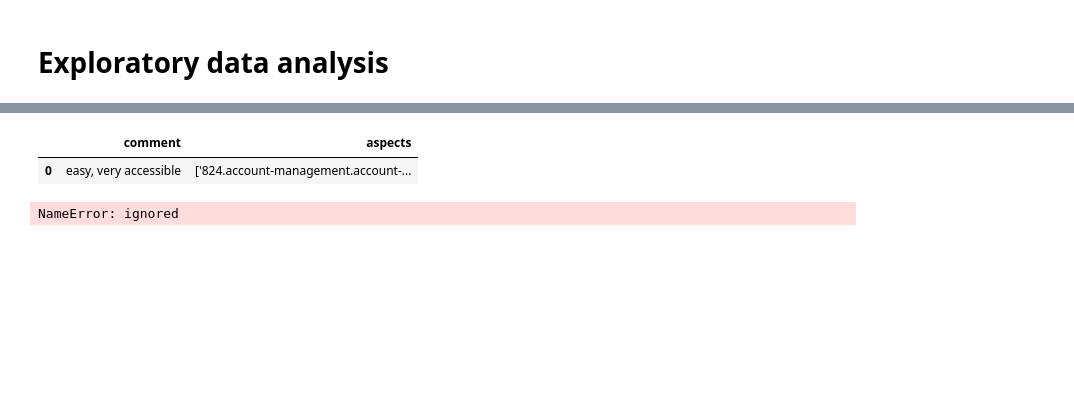
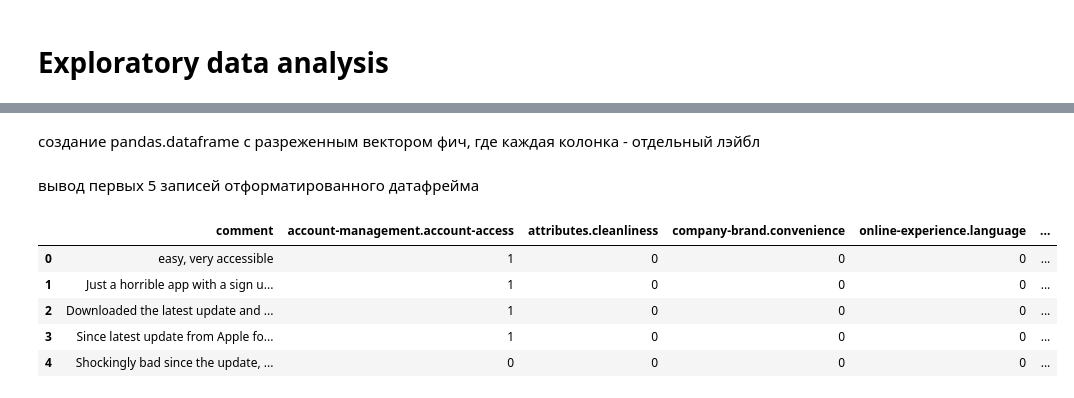
Before and after one commit to ArturGogiyan/NLP_research, a Jupyter notebook: NLP_research.ipynb, the cells around one changed output, grey strips where cells are left out. Drawn from its saved outputs; the diff is of its cells as text; code cells hidden in the pictures; blank space fills up the shorter version.

```diff
--- a/NLP_research.ipynb
+++ b/NLP_research.ipynb
@@ -12,8 +14,5 @@ Mounted at /content/drive
 # %%
 df=pd.read_csv('/content/drive/MyDrive/datasets/dataset_research.csv')
 
-cols = [2,3,4,5]
-df.drop(df.columns[cols],axis=1,inplace=True)
-
 print("Shape of data=>",df.shape)
 # %% [output]
@@ -23,10 +54,29 @@ Shape of data=> (5000, 2)
+# %% [markdown]
+создание pandas.dataframe с разреженным вектором фич, где каждая колонка - отдельный лэйбл
+# %%
+df_unique_combinations = df[['comment']].copy()
+for label in unique_labels:
+  df[label] = 0
+for label_combination in unique_labels_combinations:
+  df_unique_combinations[label_combination] = 0
+# %%
+df = df.drop(df.columns[[1, 2, 3, 4, 5]], axis=1)
+# %%
+for index, labels in comment_labels.items():
+  for label in labels:
+    df.at[index, label] = 1
+
+for index, label_combination in comment_labels_combinations.items():
+  for label in label_combination:
+    df_unique_combinations.at[index, label_combination] = 1
+# %% [markdown]
+вывод первых 5 записей отформатированного датафрейма
 # %%
-df.head(1)
+df.head(5)
 # %% [output]
-|  | comment | aspects |
-| 0 | easy, very accessible | ['824.account-management.account-... |
+|  | comment | account-management.account-access | attributes.cleanliness | company-brand.convenience | online-experience.language | ... |
+| 0 | easy, very accessible | 1 | 0 | 0 | 0 | ... |
+| 1 | Just a horrible app with a sign u... | 1 | 0 | 0 | 0 | ... |
+| 2 | Downloaded the latest update and ... | 1 | 0 | 0 | 0 | ... |
+| 3 | Since latest update from Apple fo... | 1 | 0 | 0 | 0 | ... |
+| 4 | Shockingly bad since the update, ... | 0 | 0 | 0 | 0 | ... |
-# %%
-grouped = df[['aspects']]
-grouped.head(5)
-# %% [output]
-NameError: ignored
```
Also changed, not shown: parts of 29 cells of this notebook.
